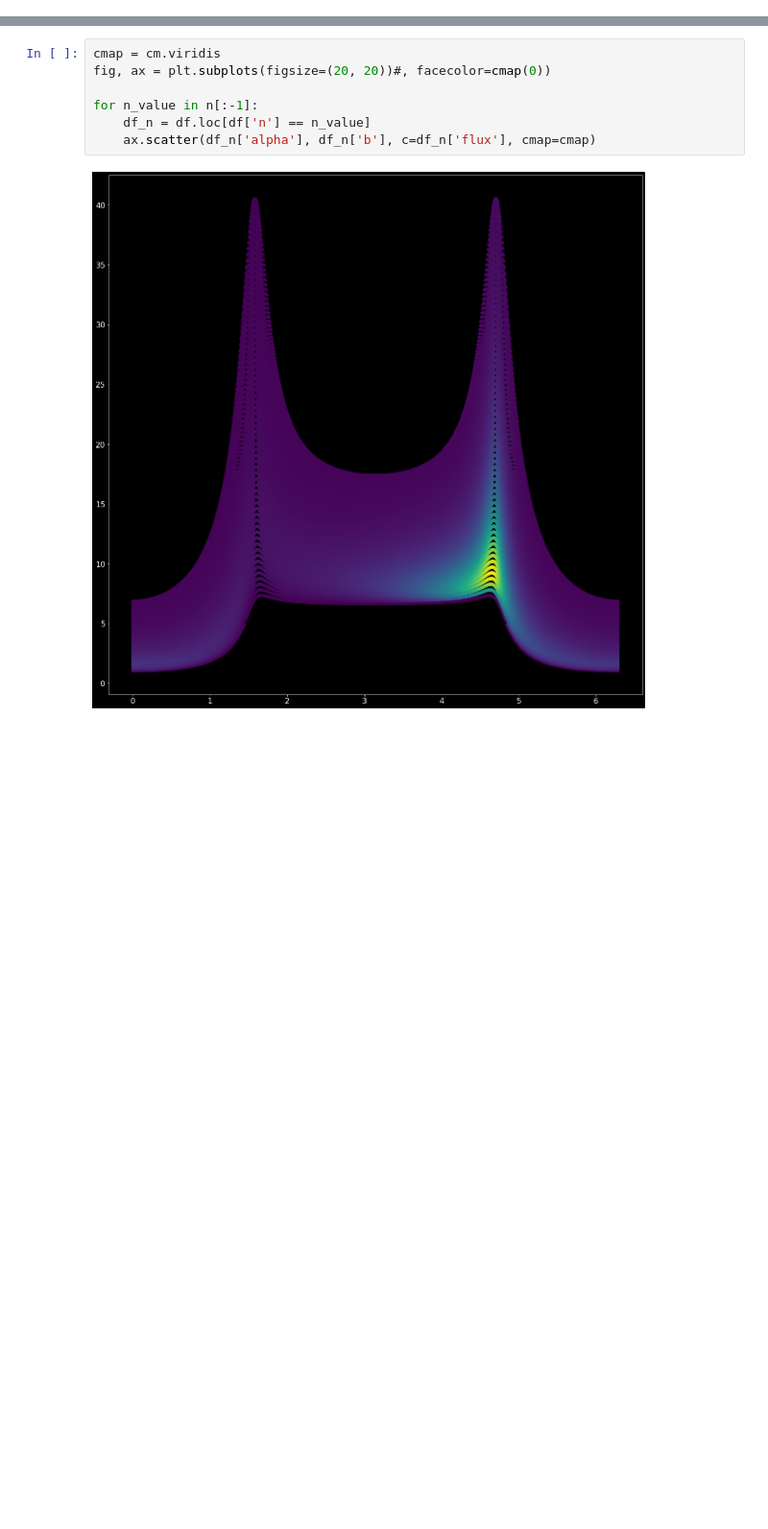
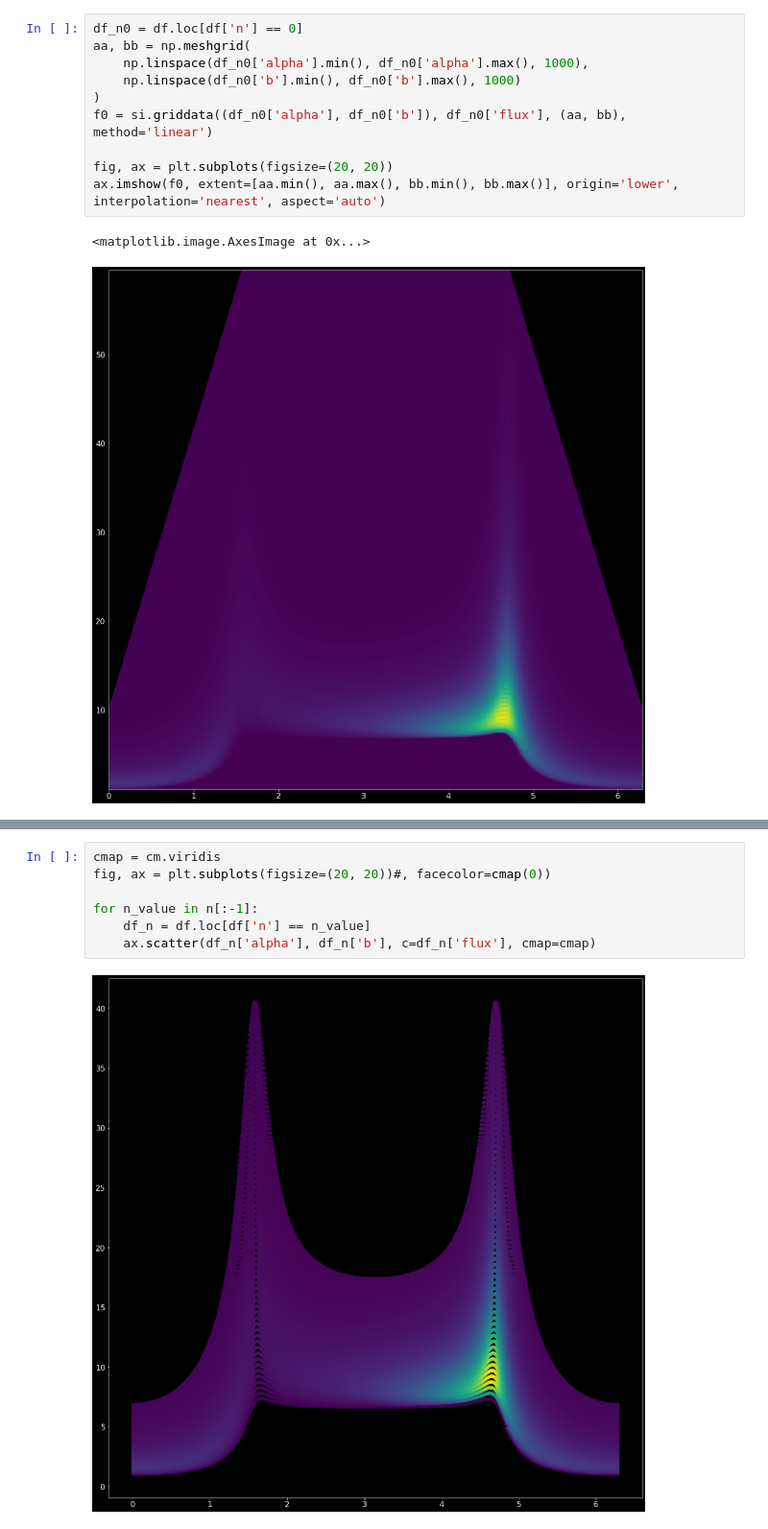
Before and after one commit to peytondmurray/bhsim, a Jupyter notebook: Untitled.ipynb, the cells around one changed output, grey strips where cells are left out. Shown at 96% size. Drawn from its saved outputs; the diff is of its cells as text; blank space fills up the shorter version.

```diff
--- a/Untitled.ipynb
+++ b/Untitled.ipynb
@@ -13 +46,14 @@ plt.style.use('dark_background')
+# %%
+df_n0 = df.loc[df['n'] == 0]
+aa, bb = np.meshgrid(
+    np.linspace(df_n0['alpha'].min(), df_n0['alpha'].max(), 1000),
+    np.linspace(df_n0['b'].min(), df_n0['b'].max(), 1000)
+)
+f0 = si.griddata((df_n0['alpha'], df_n0['b']), df_n0['flux'], (aa, bb), method='linear')
+
+fig, ax = plt.subplots(figsize=(20, 20))
+ax.imshow(f0, extent=[aa.min(), aa.max(), bb.min(), bb.max()], origin='lower', interpolation='nearest', aspect='auto')
+# %% [output]
+<matplotlib.image.AxesImage at 0x...>
+[figure, added]
 # %%
```
Also changed, not shown: parts of 5 cells of this notebook, 2 other files.
